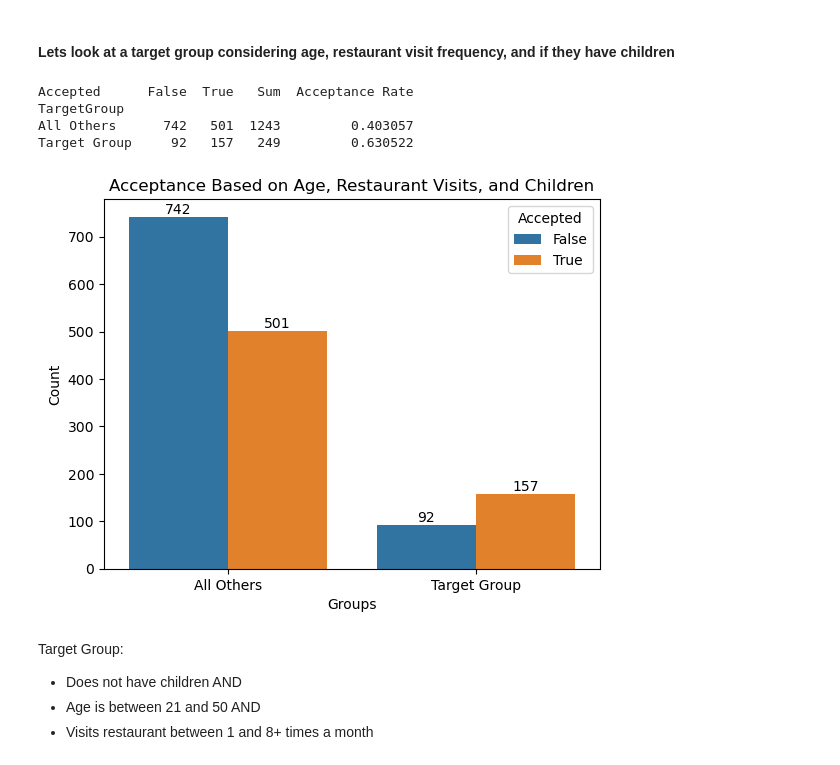
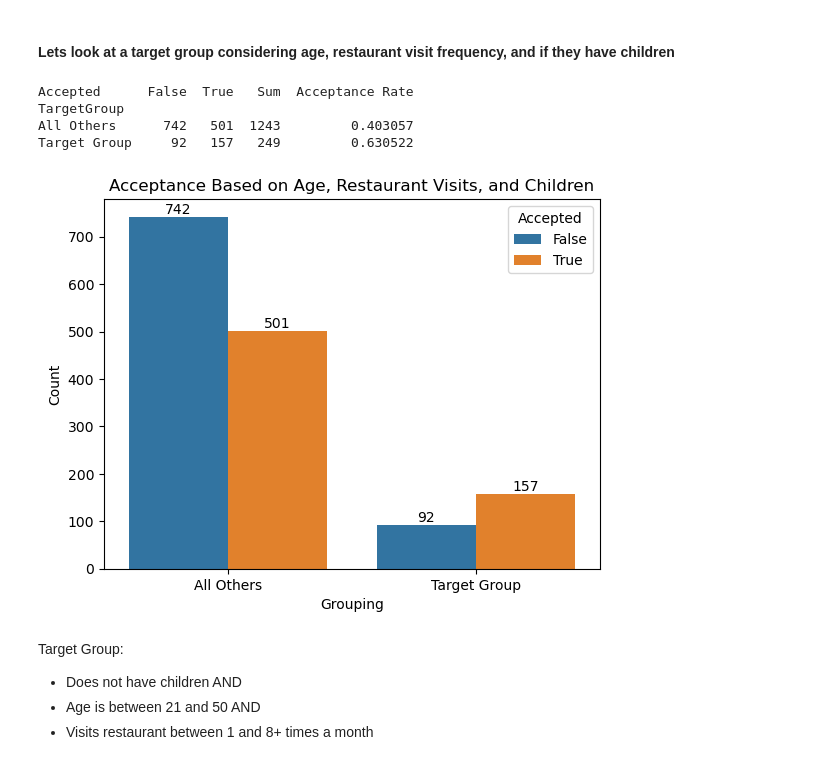
Before and after one commit to ngratzi/coupon_analysis, a Jupyter notebook: analysis.ipynb, the cells around one changed output. Cells and saved outputs as stored; diff of their text form; code cells hidden in the pictures.

```diff
--- a/analysis.ipynb
+++ b/analysis.ipynb
@@ -1676,35 +1676,35 @@ def targetGroup(Restaurant20To50, has_children, expiration, age, maritalStatus):
         age not in ['50plus', 'below21'] and
 
         Restaurant20To50 in ['1~3','4~8', 'gt8']
     ):
 
         return 'Target Group'
 
     return 'All Others'
 
 df_res_20_50['TargetGroup'] = df_res_20_50[['Restaurant20To50', 'has_children', 'expiration', 'age', 'maritalStatus']].apply(lambda x: targetGroup(*x), axis=1)
 
 ct = pd.crosstab(df_res_20_50['TargetGroup'], df_res_20_50['Accepted'])
 ct['Sum'] = ct[False] + ct[True]
 ct['Acceptance Rate'] = ct[True] / ct['Sum']
 
 print(ct.sort_values(by='Acceptance Rate'))
 
 
 fig = sns.countplot(df_res_20_50, x='TargetGroup', hue='Accepted')
 fig.bar_label(container=fig.containers[False])
 fig.bar_label(container=fig.containers[True])
 
 plt.title('Acceptance Based on Age, Restaurant Visits, and Children')
-plt.xlabel('Groups')
+plt.xlabel('Grouping')
 plt.ylabel('Count')
 plt.savefig('images/res_group1.png')
 # %% [output]
 Accepted      False  True   Sum  Acceptance Rate
 TargetGroup
 All Others      742   501  1243         0.403057
 Target Group     92   157   249         0.630522
-[figure, old version]
+[figure, new version]
 # %% [markdown]
 Target Group:
  - Does not have children AND
```
Also changed, not shown: parts of 3 cells of this notebook, 5 other files.
